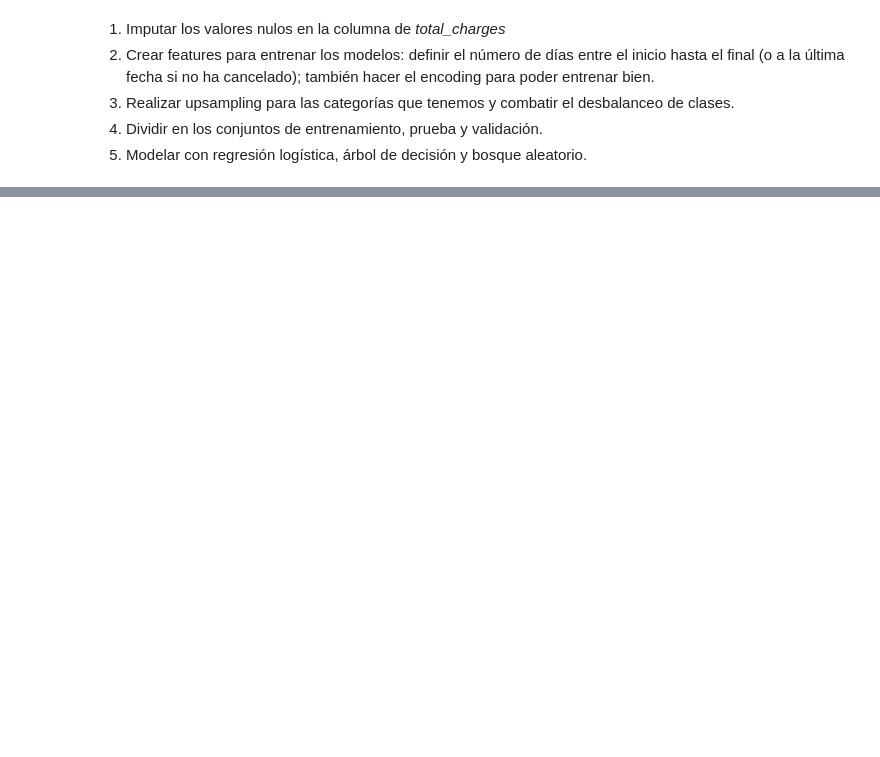
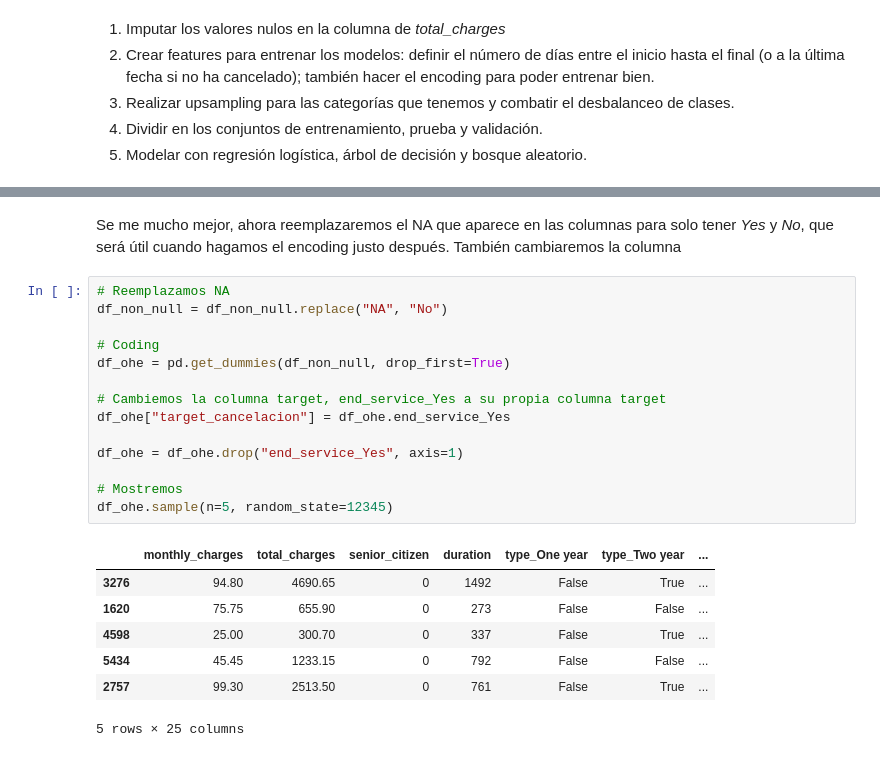
Before and after one commit to hjvalenzuelaloubet/yandex_practicum, a Jupyter notebook: proyecto_final/proyecto_final.ipynb, the cells around one changed output, grey strips where cells are left out. Cells and saved outputs as stored; diff of their text form; blank space fills up the shorter version.

```diff
--- a/proyecto_final/proyecto_final.ipynb
+++ b/proyecto_final/proyecto_final.ipynb
@@ -592,0 +681,24 @@ Podemos dar unas conclusiones iniciales de este análisis exploratorio:
+# %% [markdown]
+Se me mucho mejor, ahora reemplazaremos el NA que aparece en las columnas para solo tener _Yes_ y _No_, que será útil cuando hagamos el encoding justo después. También cambiaremos la columna
+# %%
+# Reemplazamos NA
+df_non_null = df_non_null.replace("NA", "No")
+
+# Coding
+df_ohe = pd.get_dummies(df_non_null, drop_first=True)
+
+# Cambiemos la columna target, end_service_Yes a su propia columna target
+df_ohe["target_cancelacion"] = df_ohe.end_service_Yes
+
+df_ohe = df_ohe.drop("end_service_Yes", axis=1)
+
+# Mostremos
+df_ohe.sample(n=5, random_state=12345)
+# %% [output]
+|  | monthly_charges | total_charges | senior_citizen | duration | type_One year | type_Two year | ... |
+| 3276 | 94.80 | 4690.65 | 0 | 1492 | False | True | ... |
+| 1620 | 75.75 | 655.90 | 0 | 273 | False | False | ... |
+| 4598 | 25.00 | 300.70 | 0 | 337 | False | True | ... |
+| 5434 | 45.45 | 1233.15 | 0 | 792 | False | False | ... |
+| 2757 | 99.30 | 2513.50 | 0 | 761 | False | True | ... |
+5 rows × 25 columns
```
Also changed, not shown: parts of 31 cells of this notebook.
